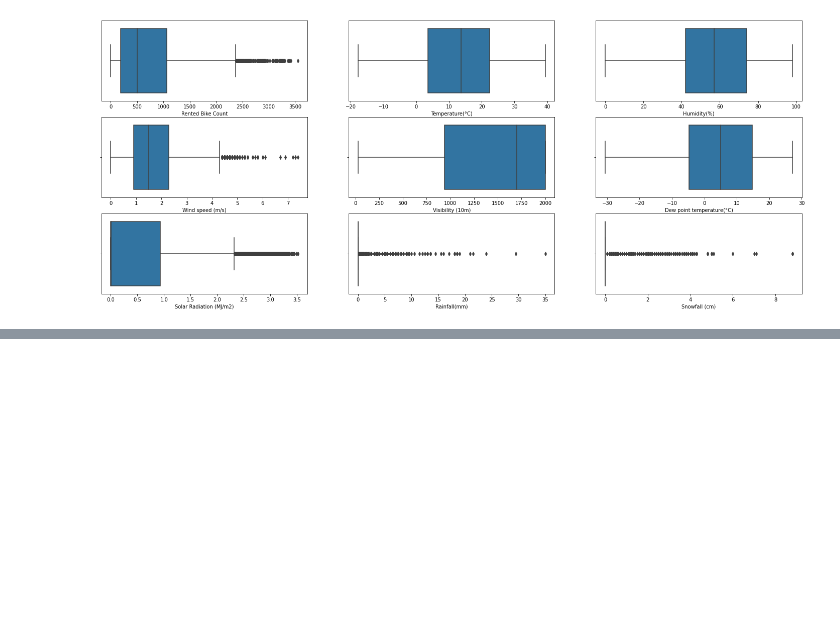
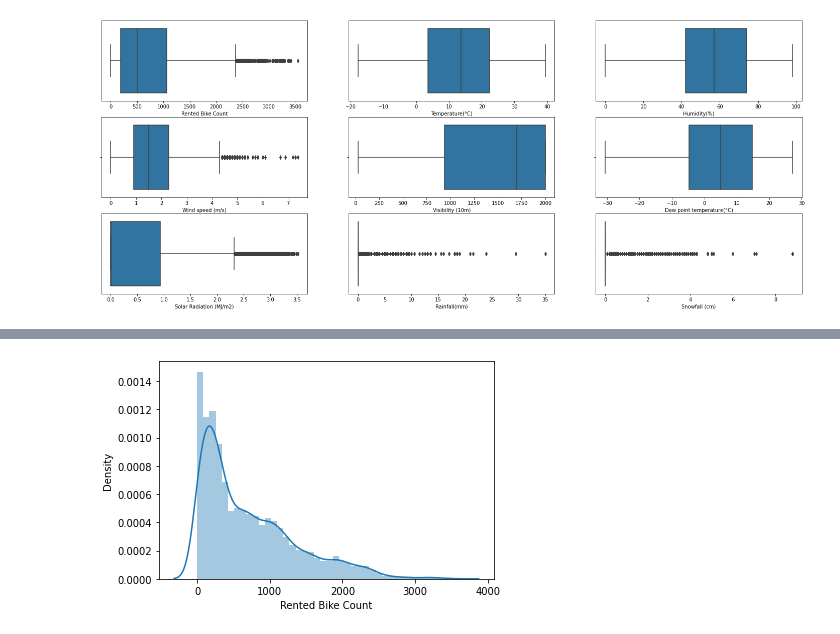
Before and after one commit to neerajac19/Bike-Sharing-Demand-Prediction, a Jupyter notebook: Bike_Sharing_Demand_Prediction_Capstone_Project.ipynb, the cells around one changed output, grey strips where cells are left out. Cells and saved outputs as stored; diff of their text form; code cells hidden in the pictures; blank space fills up the shorter version.

```diff
--- a/Bike_Sharing_Demand_Prediction_Capstone_Project.ipynb
+++ b/Bike_Sharing_Demand_Prediction_Capstone_Project.ipynb
@@ -185,0 +165,11 @@ sns.heatmap(data=corr,
+# %%
+# droping the days of week column from bike_data and from categorical feature
+bike_data.drop(columns=['day'], inplace=True)
+categorical_features.drop(columns=['day'], inplace=True)
+# %%
+
+sns.distplot(bike_data['Rented Bike Count'])
+  # plt.tight_layout()
+plt.show()
+# %% [output]
+[figure, added]
```
Also changed, not shown: parts of 50 cells of this notebook.
